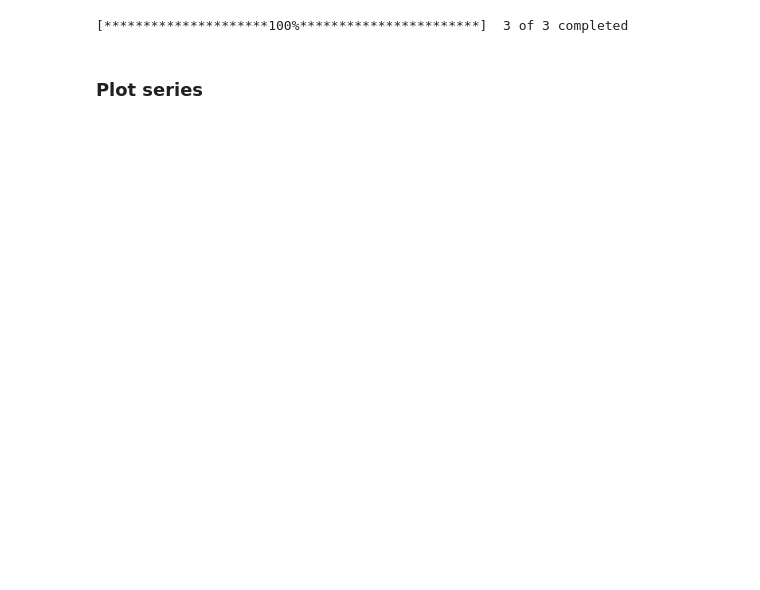
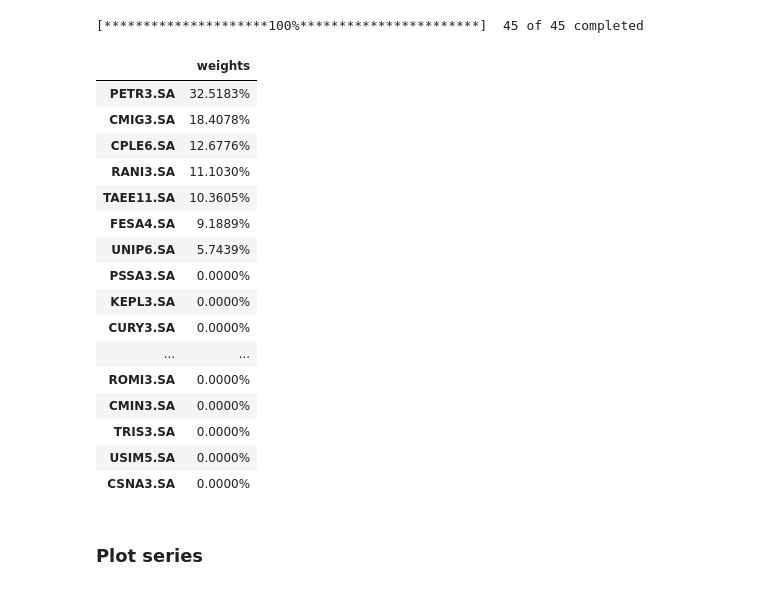
Before and after one commit to ImGabreuw/python-for-finances, a Jupyter notebook: riskfolio-lib/riskfolio_lib_plots.ipynb, the cells around one changed output. Cells and saved outputs as stored; diff of their text form; code cells hidden in the pictures; blank space fills up the shorter version.

```diff
--- a/riskfolio-lib/riskfolio_lib_plots.ipynb
+++ b/riskfolio-lib/riskfolio_lib_plots.ipynb
@@ -26,17 +21,20 @@ import pandas as pd
 import yfinance as yf
 import riskfolio as rp
 
-# Date range
-start = '2016-01-01'
-end = '2019-12-30'
+# Tickers of assets
+tickers = [
+    "ABCB4.SA", "ALUP11.SA", "B3SA3.SA", "BRSR6.SA", "BBSE3.SA", "BRAP4.SA", "BBAS3.SA", "AGRO3.SA", "CMIG3.SA",
+    "CMIG4.SA", "CSMG3.SA", "CPLE6.SA", "CPFE3.SA", "CMIN3.SA", "CURY3.SA", "DIRR3.SA", "ENAT3.SA", "EGIE3.SA",
+    "FESA4.SA", "GGBR4.SA", "GOAU4.SA", "MYPK3.SA", "RANI3.SA", "ITSA4.SA", "JBSS3.SA", "JHSF3.SA", "KEPL3.SA",
+    "LAVV3.SA", "MRFG3.SA", "BEEF3.SA", "PETR3.SA", "PETR4.SA", "PSSA3.SA", "RAPT4.SA", "ROMI3.SA", "SANB11.SA",
+    "CSNA3.SA", "TAEE11.SA", "VIVT3.SA", "TRPL4.SA", "TRIS3.SA", "UNIP6.SA", "USIM5.SA", "VALE3.SA", "VBBR3.SA"
+]
 
-# Tickers of assets
-tickers = ['VALE3.SA', "PETR4.SA", "BBAS3.SA"]
 tickers.sort()
 
 # Downloading the data
-data = yf.download(tickers, start = start, end = end)
-data = data.loc[:,('Adj Close', slice(None))]
+data = yf.download(tickers, start=start, end=end)
+data = data.loc[:, ('Adj Close', slice(None))]
 data.columns = tickers
 assets = data.pct_change().dropna()
 
@@ -52,21 +50,45 @@ pd.options.display.float_format = '{:.4%}'.format
 rm = 'MSV'  # Semi Standard Deviation
 
 # Estimate inputs of the model (historical estimates)
-method_mu='hist' # Method to estimate expected returns based on historical data.
-method_cov='hist' # Method to estimate covariance matrix based on historical data.
+# Method to estimate expected returns based on historical data.
+method_mu = 'hist'
+# Method to estimate covariance matrix based on historical data.
+method_cov = 'hist'
 
 port.assets_stats(method_mu=method_mu, method_cov=method_cov, d=0.94)
 
 # Estimate the portfolio that maximizes the risk adjusted return ratio
-w1 = port.optimization(model='Classic', rm=rm, obj='Sharpe', rf=0.0, l=0, hist=True)
+w1 = port.optimization(model='Classic', rm=rm,
+                       obj='Sharpe', rf=0.0, l=0, hist=True)
 
 # Estimate points in the efficient frontier mean - semi standard deviation
-ws = port.efficient_frontier(model='Classic', rm=rm, points=20, rf=0, hist=True)
+ws = port.efficient_frontier(
+    model='Classic', rm=rm, points=20, rf=0, hist=True)
 
 # Estimate the risk parity portfolio for semi standard deviation
 w2 = port.rp_optimization(model='Classic', rm=rm, rf=0, b=None, hist=True)
 # %% [output]
-[*********************100%***********************]  3 of 3 completed
+[*********************100%***********************]  45 of 45 completed
+# %%
+w1.sort_values("weights", ascending=False)
+# %% [output]
+|  | weights |
+| PETR3.SA | 32.5183% |
+| CMIG3.SA | 18.4078% |
+| CPLE6.SA | 12.6776% |
+| RANI3.SA | 11.1030% |
+| TAEE11.SA | 10.3605% |
+| FESA4.SA | 9.1889% |
+| UNIP6.SA | 5.7439% |
+| PSSA3.SA | 0.0000% |
+| KEPL3.SA | 0.0000% |
+| CURY3.SA | 0.0000% |
+| ... | ... |
+| ROMI3.SA | 0.0000% |
+| CMIN3.SA | 0.0000% |
+| TRIS3.SA | 0.0000% |
+| USIM5.SA | 0.0000% |
+| CSNA3.SA | 0.0000% |
 # %% [markdown]
 ### Plot series
 # %%
```
Also changed, not shown: parts of 7 cells of this notebook, 4 other files.
